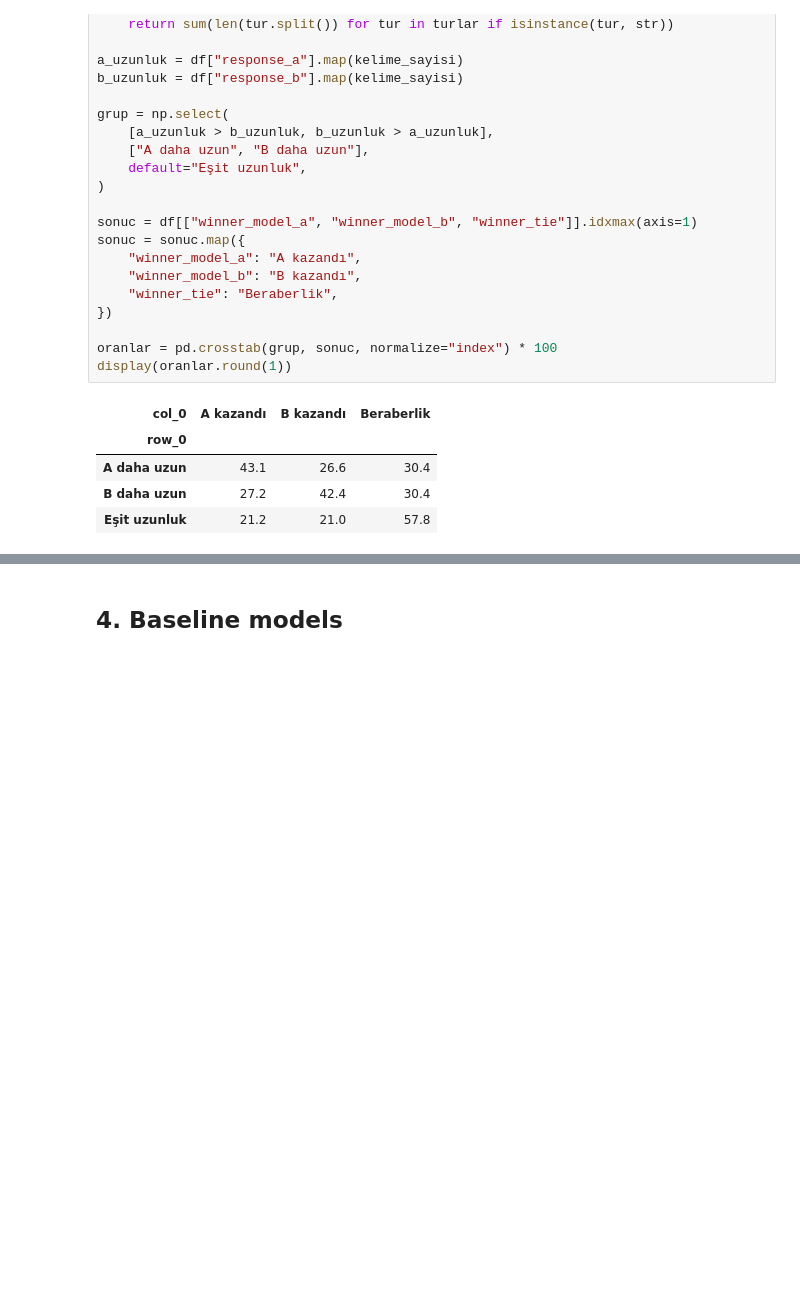
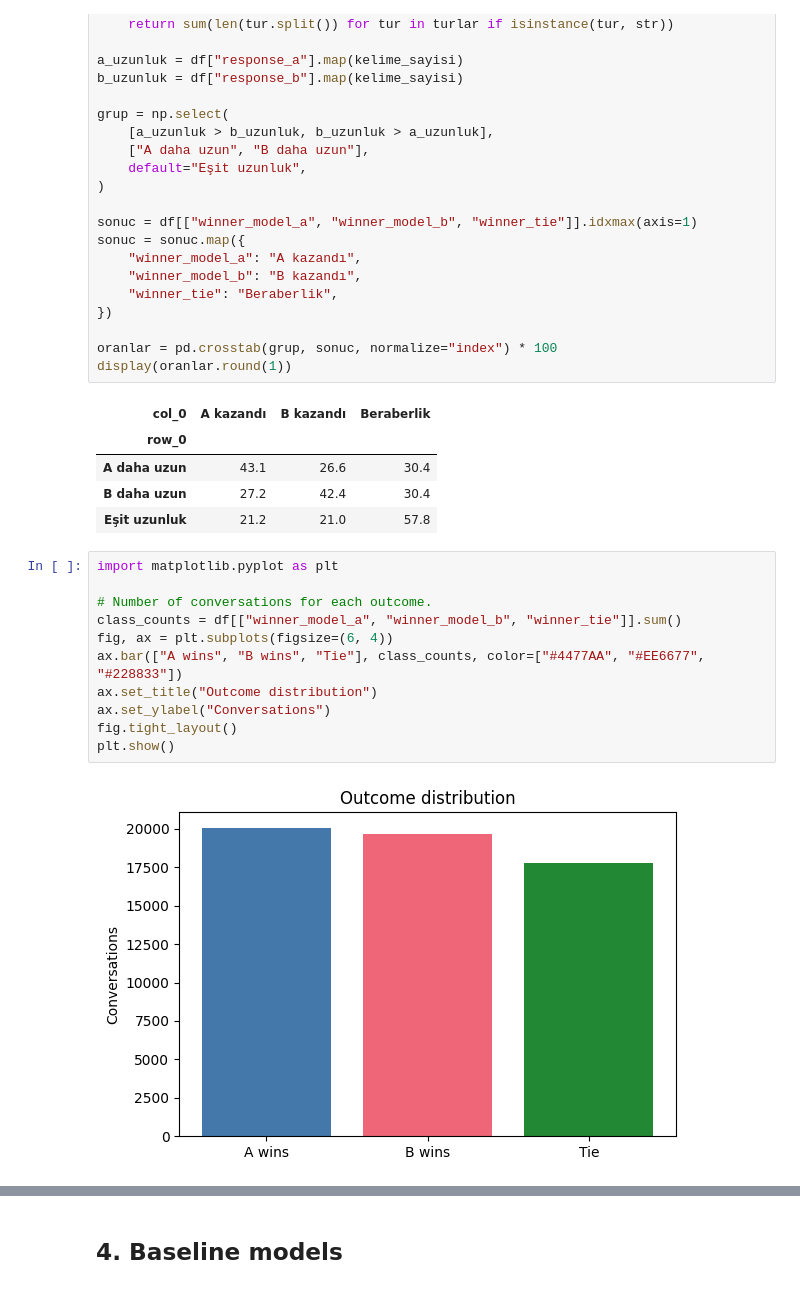
Before and after one commit to akdagdev/GROUP50_CENG313, a Jupyter notebook: assignment1_eda_baseline.ipynb, the cells around one changed output, grey strips where cells are left out. Drawn from its saved outputs; the diff is of its cells as text; blank space fills up the shorter version.

Commit message:
More visuals and data overview & general cleanup

```diff
--- a/assignment1_eda_baseline.ipynb
+++ b/assignment1_eda_baseline.ipynb
@@ -177,3 +207,16 @@ display(oranlar.round(1))
 | A daha uzun | 43.1 | 26.6 | 30.4 |
 | B daha uzun | 27.2 | 42.4 | 30.4 |
 | Eşit uzunluk | 21.2 | 21.0 | 57.8 |
+# %%
+import matplotlib.pyplot as plt
+
+# Number of conversations for each outcome.
+class_counts = df[["winner_model_a", "winner_model_b", "winner_tie"]].sum()
+fig, ax = plt.subplots(figsize=(6, 4))
+ax.bar(["A wins", "B wins", "Tie"], class_counts, color=["#4477AA", "#EE6677", "#228833"])
+ax.set_title("Outcome distribution")
+ax.set_ylabel("Conversations")
+fig.tight_layout()
+plt.show()
+# %% [output]
+[figure, added]
```
Also changed, not shown: parts of 6 cells of this notebook, 2 other files.
